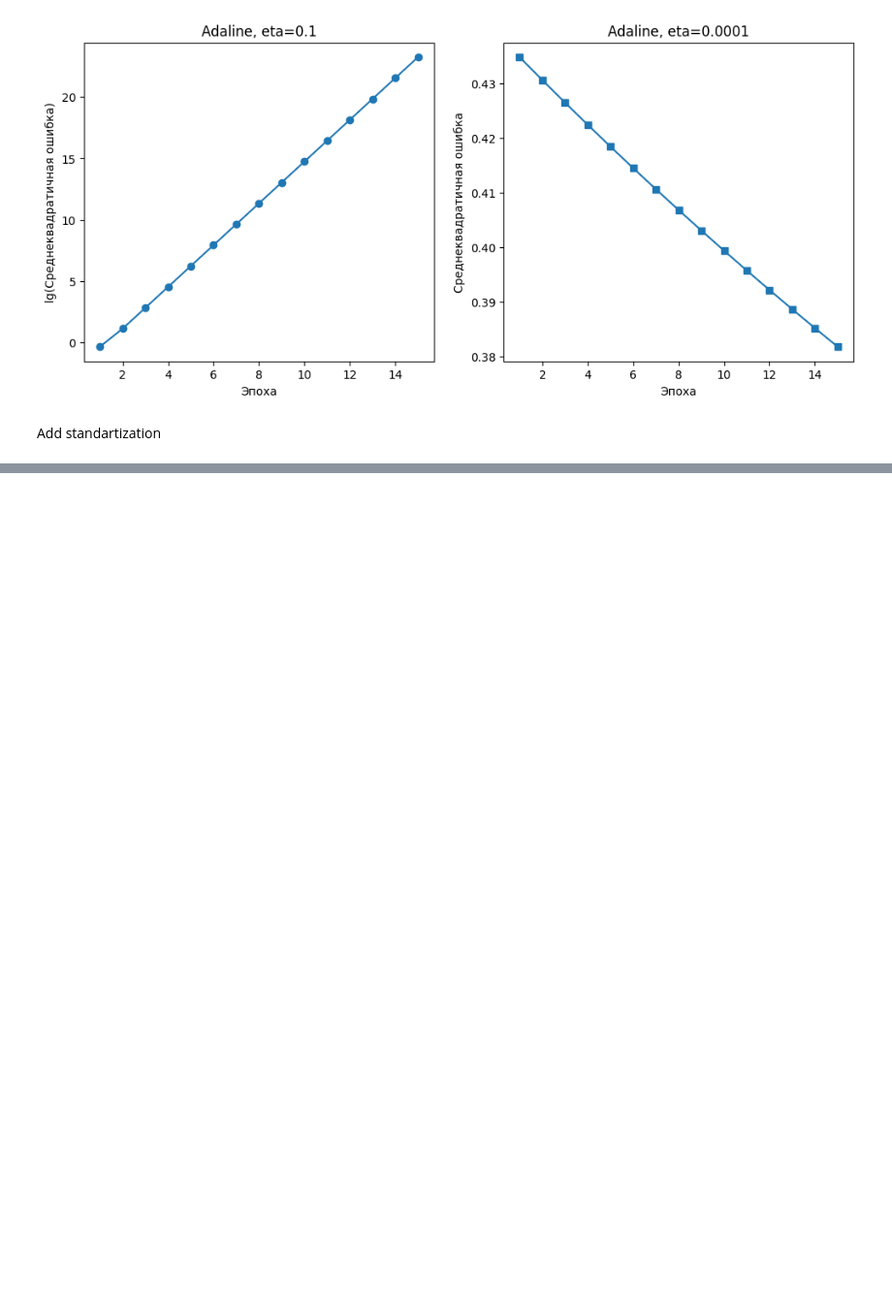
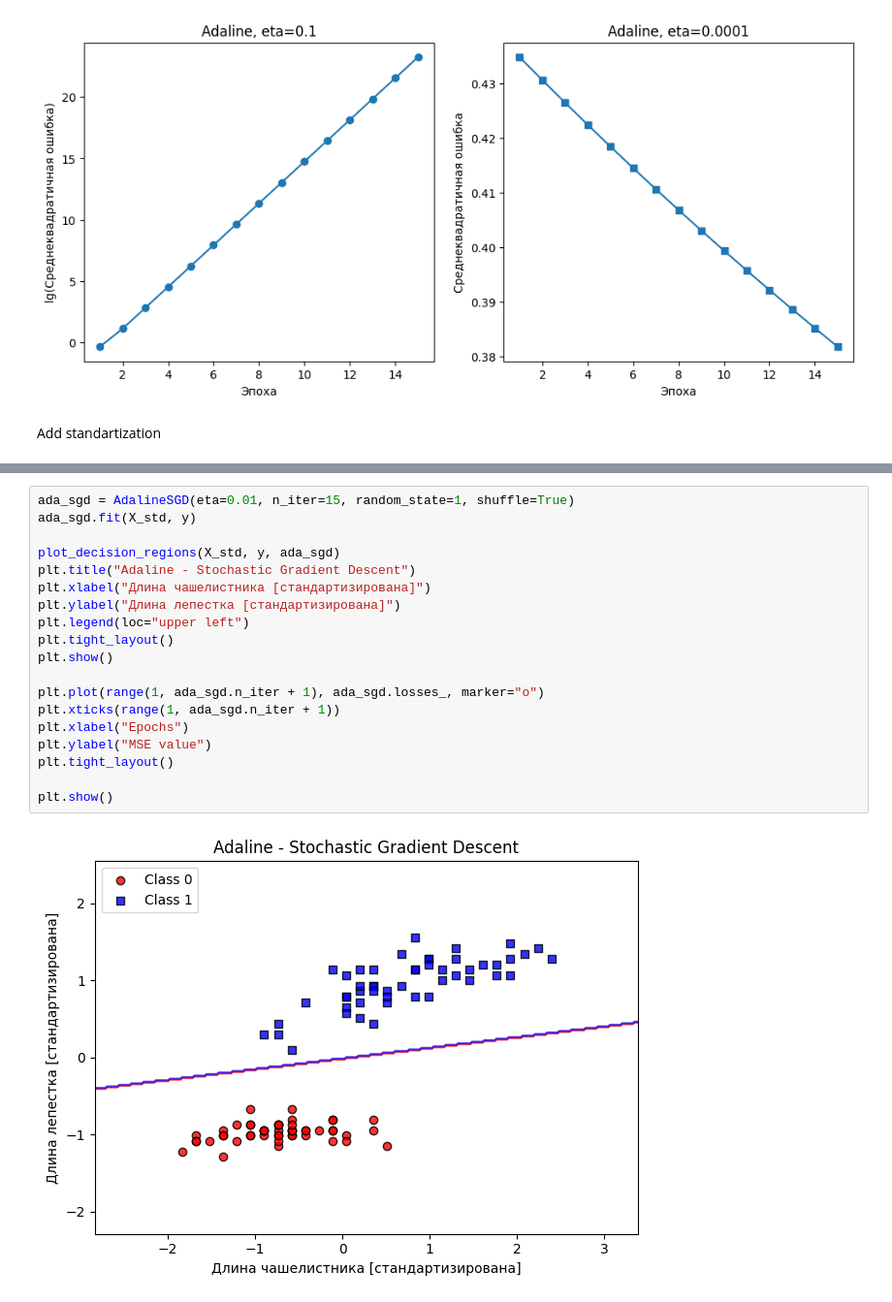
Before and after one commit to geekiot-hub/ml-lab, a Jupyter notebook: src/notebooks/adaline.ipynb, the cells around one changed output, grey strips where cells are left out. Shown at 97% size. Cells and saved outputs as stored; diff of their text form; blank space fills up the shorter version.

```diff
--- a/src/notebooks/adaline.ipynb
+++ b/src/notebooks/adaline.ipynb
@@ -216,0 +360,21 @@ MSE min value: 0.01226343492165436
+# %%
+ada_sgd = AdalineSGD(eta=0.01, n_iter=15, random_state=1, shuffle=True)
+ada_sgd.fit(X_std, y)
+
+plot_decision_regions(X_std, y, ada_sgd)
+plt.title("Adaline - Stochastic Gradient Descent")
+plt.xlabel("Длина чашелистника [стандартизирована]")
+plt.ylabel("Длина лепестка [стандартизирована]")
+plt.legend(loc="upper left")
+plt.tight_layout()
+plt.show()
+
+plt.plot(range(1, ada_sgd.n_iter + 1), ada_sgd.losses_, marker="o")
+plt.xticks(range(1, ada_sgd.n_iter + 1))
+plt.xlabel("Epochs")
+plt.ylabel("MSE value")
+plt.tight_layout()
+
+plt.show()
+# %% [output]
+[figure, added]
```
Also changed, not shown: parts of 5 cells of this notebook.
